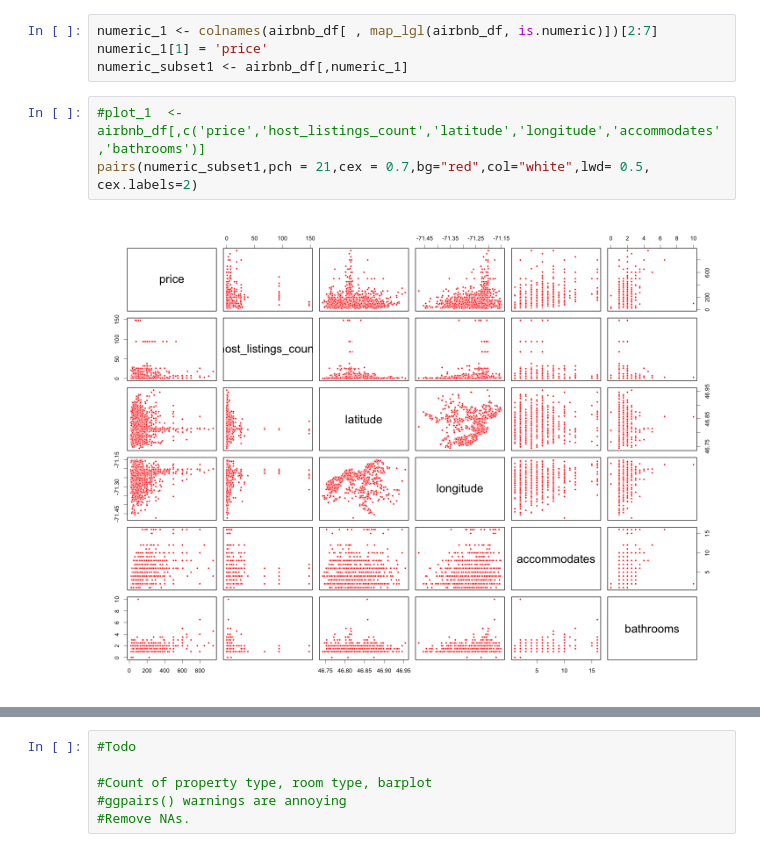
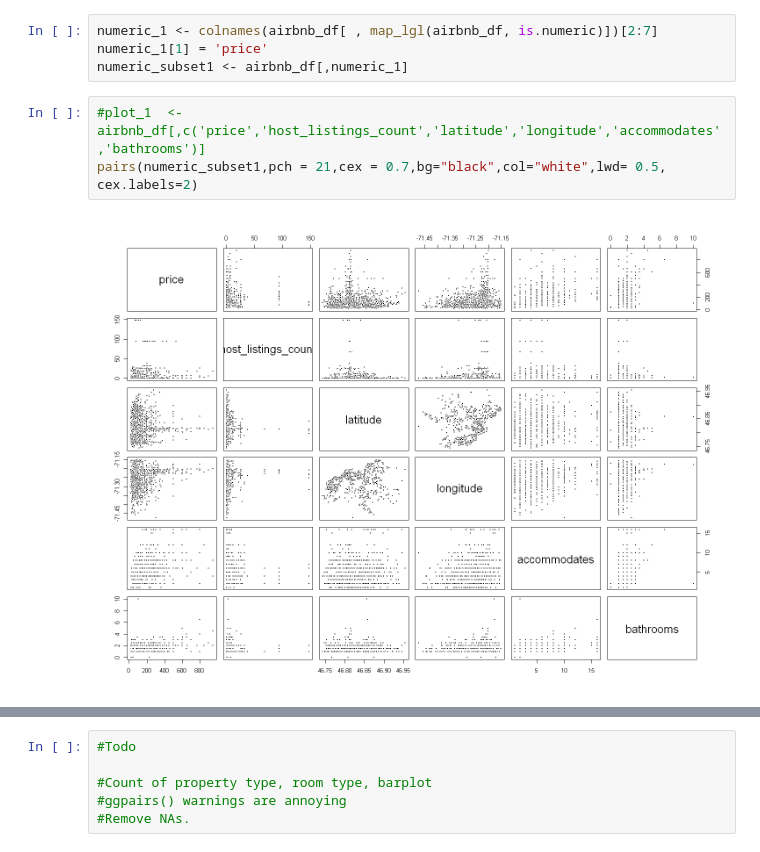
Before and after one commit to UBC-MDS/DSCI_522_Group313, a Jupyter notebook: src/EDA.ipynb, the cells around one changed output, grey strips where cells are left out. Saved outputs shown, nothing was run; the diff lists cells and outputs as text.

Commit message:
added pairwise plots and stat summaries

```diff
--- a/src/EDA.ipynb
+++ b/src/EDA.ipynb
@@ -75,9 +99,9 @@ numeric_1[1] = 'price'
 numeric_subset1 <- airbnb_df[,numeric_1]
 # %%
 #plot_1  <- airbnb_df[,c('price','host_listings_count','latitude','longitude','accommodates','bathrooms')]
-pairs(numeric_subset1,pch = 21,cex = 0.7,bg="red",col="white",lwd= 0.5, cex.labels=2)
+pairs(numeric_subset1,pch = 21,cex = 0.7,bg="black",col="white",lwd= 0.5, cex.labels=2)
 # %% [output]
-[figure, old version]
+[figure, new version]
 # %%
 numeric_subset2 <- airbnb_df[,colnames(airbnb_df[ , map_lgl(airbnb_df, is.numeric)])[8:14]]
 pairs(numeric_subset2,pch = 21,cex = 1,bg="black",col="white",lwd= 0.5, cex.labels=2)
```
Also changed, not shown: parts of 16 cells of this notebook.
